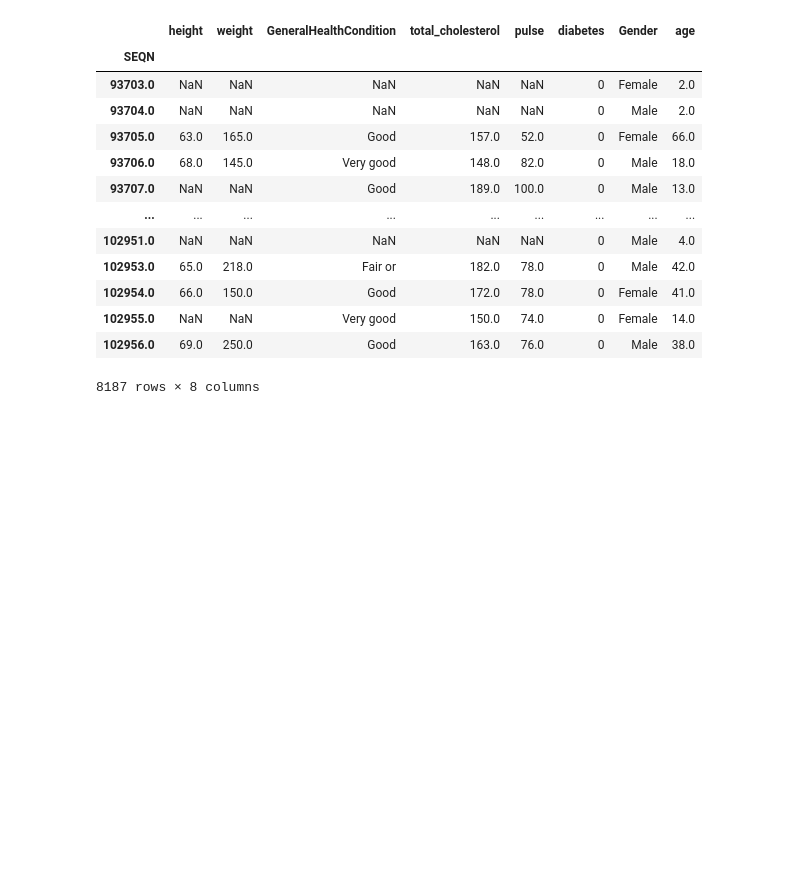
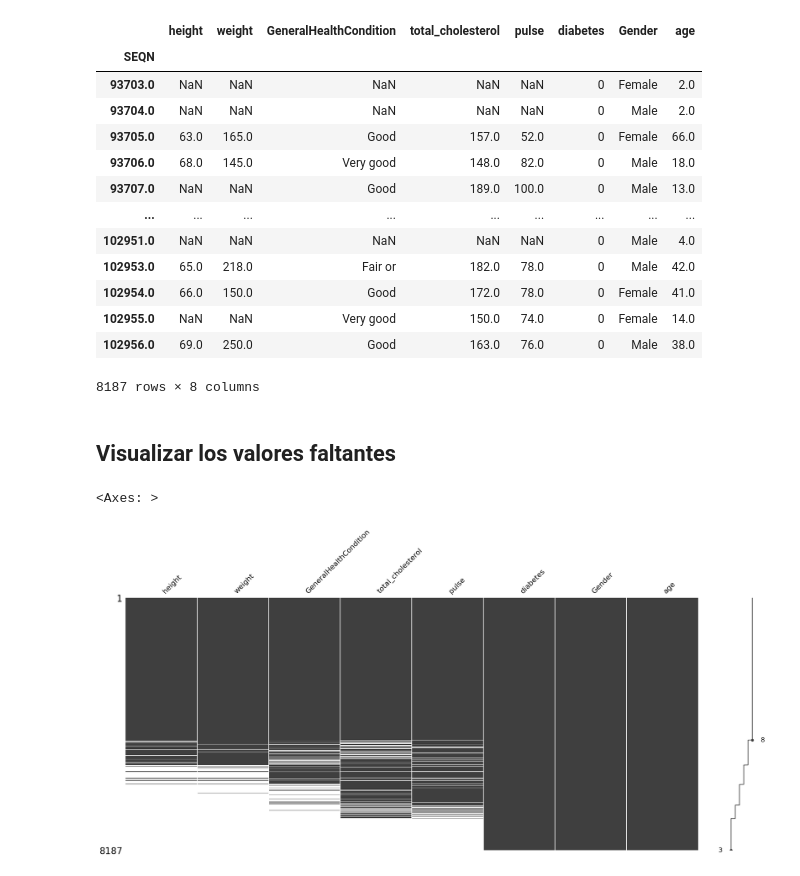
Before and after one commit to oscardbocanegra/learning_platzi, a Jupyter notebook: dataScientistPython/datos_faltantes_imputacion/live-download-data-and-load-it.ipynb, the cells around one changed output. Saved outputs shown, nothing was run; the diff lists cells and outputs as text; code cells hidden in the pictures; blank space fills up the shorter version.

Commit message:
visualizar y eliminar valores faltantes

```diff
--- a/dataScientistPython/datos_faltantes_imputacion/live-download-data-and-load-it.ipynb
+++ b/dataScientistPython/datos_faltantes_imputacion/live-download-data-and-load-it.ipynb
@@ -118,3 +118,10 @@ nhanes_df
 | 102955.0 | NaN | NaN | Very good | 150.0 | 74.0 | 0 | Female | 14.0 |
 | 102956.0 | 69.0 | 250.0 | Good | 163.0 | 76.0 | 0 | Male | 38.0 |
 8187 rows × 8 columns
+# %% [markdown]
+## Visualizar los valores faltantes
+# %%
+nhanes_df.missing.sort_variables_by_missingness().pipe(missingno.matrix, sort="descending")
+# %% [output]
+<Axes: >
+[figure, added]
```
Also changed, not shown: parts of 6 cells of this notebook.
